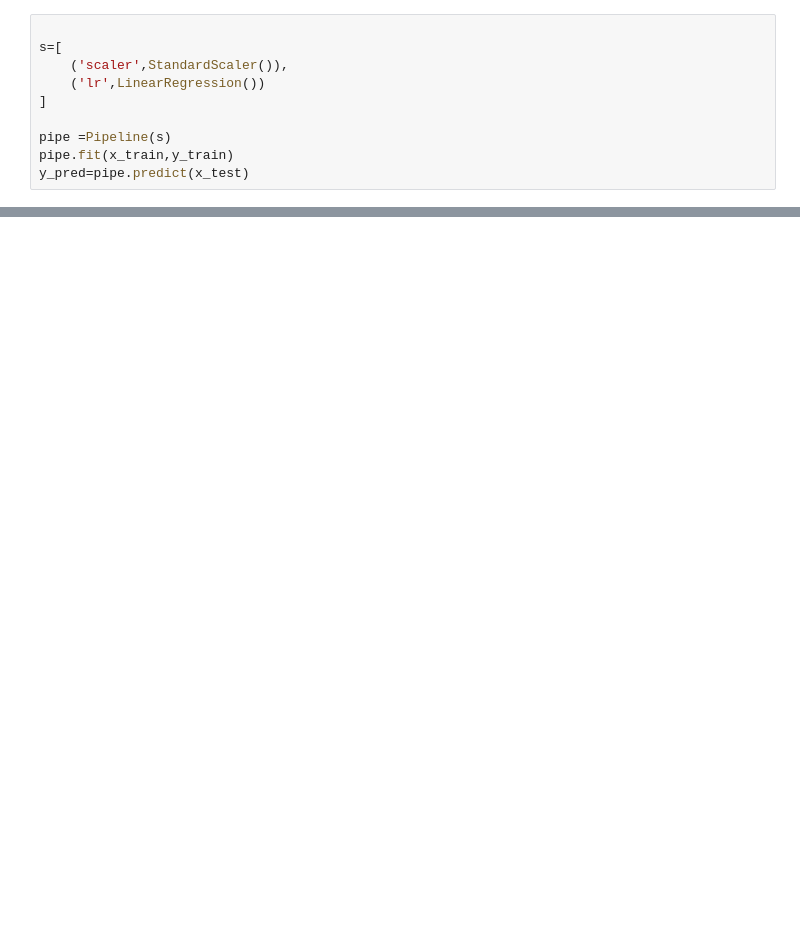
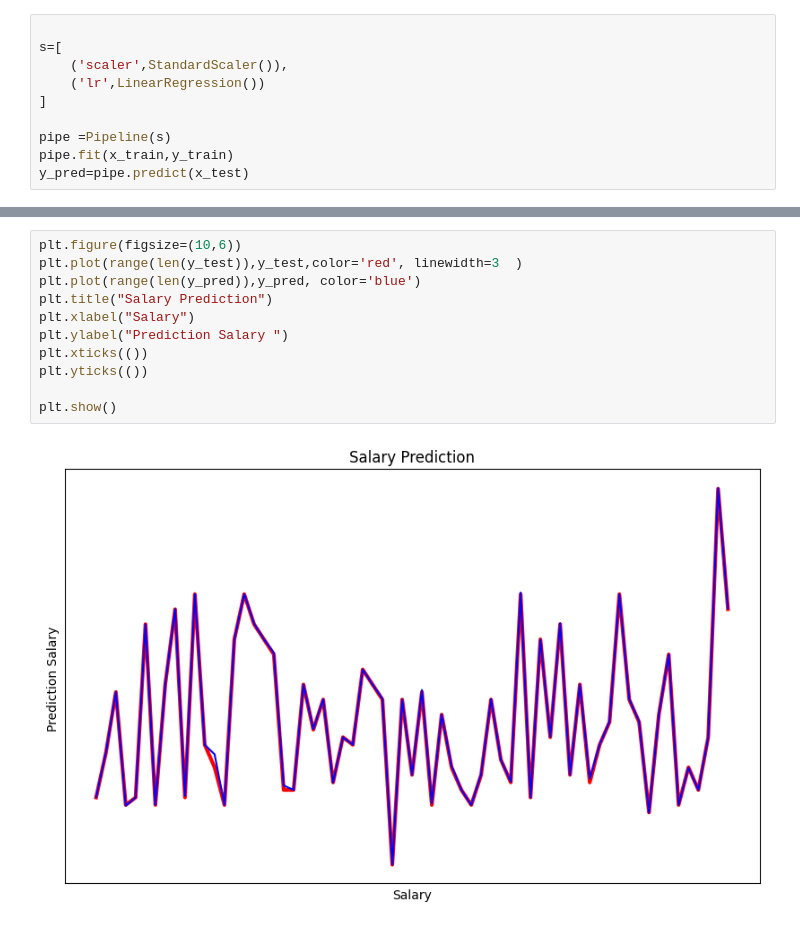
Before and after one commit to Danalmestadi/-T5-SalaryPredictionExercise, a Jupyter notebook: SalaryPredection.ipynb, the cells around one changed output, grey strips where cells are left out. Cells and saved outputs as stored; diff of their text form; blank space fills up the shorter version.

```diff
--- a/SalaryPredection.ipynb
+++ b/SalaryPredection.ipynb
@@ -147,0 +160,13 @@ Mean Squared Error: 1879415.8775440925
+# %%
+plt.figure(figsize=(10,6))
+plt.plot(range(len(y_test)),y_test,color='red', linewidth=3  )
+plt.plot(range(len(y_pred)),y_pred, color='blue')
+plt.title("Salary Prediction")
+plt.xlabel("Salary")
+plt.ylabel("Prediction Salary ")
+plt.xticks(())
+plt.yticks(())
+
+plt.show()
+# %% [output]
+[figure, added]
```
Also changed, not shown: parts of 4 cells of this notebook.
